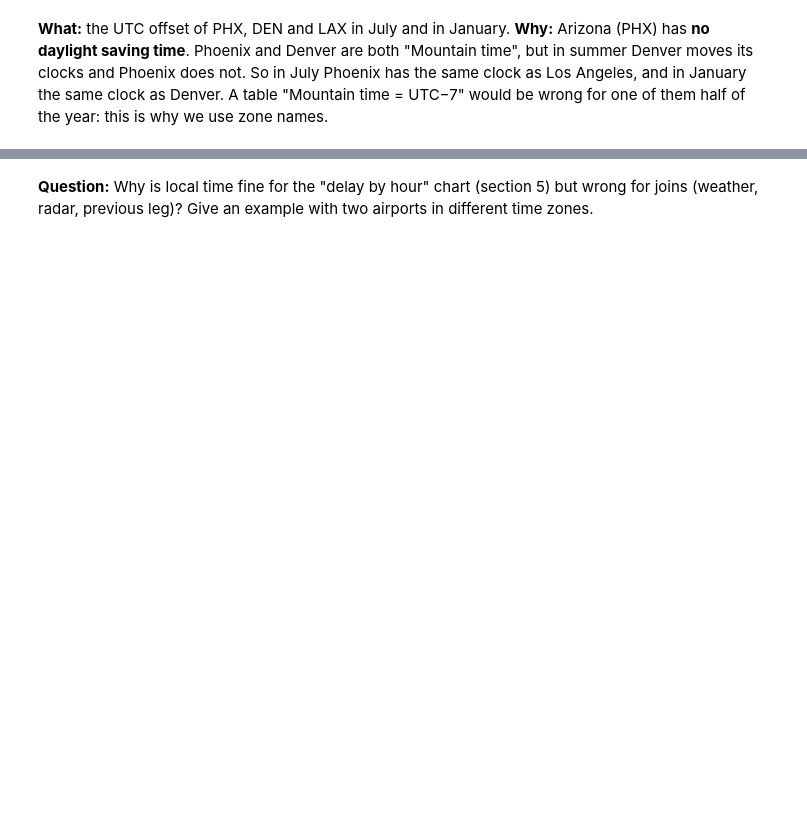
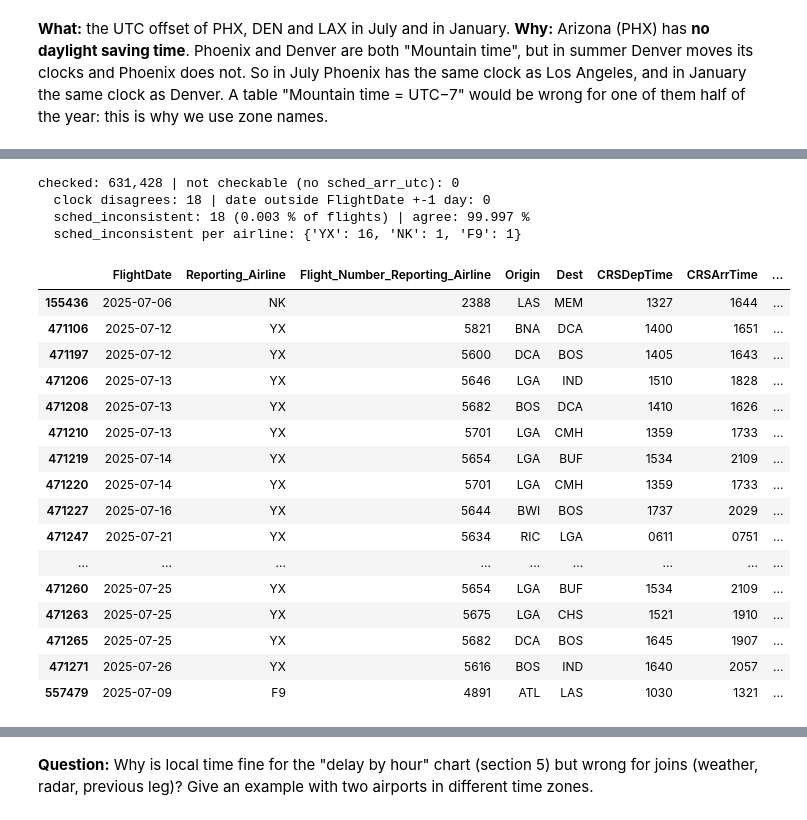
Before and after one commit to laabidi-ahmed-ai/multimodal-flight-delay-propagation, a Jupyter notebook: notebooks/01_explore_bts.ipynb, the cells around one changed output, grey strips where cells are left out. Saved outputs shown, nothing was run; the diff lists cells and outputs as text; code cells hidden in the pictures; blank space fills up the shorter version.

```diff
--- a/notebooks/01_explore_bts.ipynb
+++ b/notebooks/01_explore_bts.ipynb
@@ -535,20 +899,7 @@ The few flights that disagree in check 3 are rows where BTS's own `CRSElapsedTim
 # %%
-# 1. one-by-one function vs. column function (random_state=0 -> the same sample at every run)
+# one-by-one function vs. column function (random_state=0 -> the same sample at every run)
 sample = df.sample(2000, random_state=0)
 # zip walks through the 3 columns together; strict=True = error if their lengths differ
 rows = zip(sample["FlightDate"], sample["CRSDepTime"], sample["Origin"], strict=True)
 one_by_one = pd.Series([to_utc(d, t, a) for d, t, a in rows], index=sample.index)
-print("1. to_utc == to_utc_series on the sample:", (one_by_one == sample["sched_dep_utc"]).all())
-
-# 2. arrival clock "before" departure clock (comparing text works: both are 4-digit 'HHMM')
-arrives_before = df["CRSArrTime"] < df["CRSDepTime"]
-print(f"2. flights with CRSArrTime < CRSDepTime on the clock: {arrives_before.sum():,}")
-
-# 3. sched_arr_utc shown on the DESTINATION's clock should be CRSArrTime again
-dest_zone = df["Dest"].map(tz_name)
-back = pd.concat([part.dt.tz_convert(ZoneInfo(name)).dt.strftime("%H%M")
-                  for name, part in df["sched_arr_utc"].groupby(dest_zone)]).reindex(df.index)
-agree = back == df["CRSArrTime"]
-print(f"3. arrival cross-check: {100 * agree.mean():.3f} % agree | {(~agree).sum()} disagree")
-df.loc[~agree, ["FlightDate", "Reporting_Airline", "Origin", "Dest", "CRSDepTime", "CRSArrTime",
-                "CRSElapsedTime"]].assign(arrival_from_elapsed=back[~agree]).head()
+print("to_utc == to_utc_series on the sample:", (one_by_one == sample["sched_dep_utc"]).all())
@@ -554,0 +1001,61 @@ df.loc[~agree, ["FlightDate", "Reporting_Airline", "Origin", "Dest", "CRSDepTime
+# %%
+def arrival_check(dates: pd.Series, crs_arr: pd.Series, arr_local: pd.Series) -> pd.DataFrame:
+    """Compare our arrival `arr_local` (destination clock) with CRSArrTime put on the closest day.
+
+    day_shift: whole days between them (0 = same date, 1 = next date, -1 = previous date).
+    diff_min: minutes left once the date is lined up (0 = the clocks agree;
+    NaN if CRSArrTime is invalid).
+    """
+    bts_clock = local_clock_series(dates, crs_arr)      # CRSArrTime placed on the flight date
+    gap_min = (arr_local - bts_clock).dt.total_seconds() / 60
+    day_shift = (gap_min / 1440).round()                # closest whole number of days
+    return pd.DataFrame({"day_shift": day_shift, "diff_min": gap_min - 1440 * day_shift})
+
+
+check = arrival_check(df["FlightDate"], df["CRSArrTime"], arr_local)
+# no arrival (departure or duration issue) -> nothing to compare
+can_check = df["sched_arr_utc"].notna()
+# also False when CRSArrTime is invalid (the difference is then NaN)
+clock_ok = check["diff_min"].eq(0)
+# expected arrival date: FlightDate -1, 0 or +1 day
+date_ok = check["day_shift"].between(-1, 1)
+df["sched_inconsistent"] = can_check & ~(clock_ok & date_ok)
+
+print(f"checked: {can_check.sum():,} | not checkable (no sched_arr_utc): {(~can_check).sum():,}")
+print(f"  clock disagrees: {(can_check & ~clock_ok).sum():,} | date outside FlightDate +-1 day: "
+      f"{(can_check & clock_ok & ~date_ok).sum():,}")
+agree = can_check & ~df["sched_inconsistent"]
+print(f"  sched_inconsistent: {df['sched_inconsistent'].sum():,} "
+      f"({100 * df['sched_inconsistent'].mean():.3f} % of flights) | "
+      f"agree: {100 * agree.mean():.3f} %")
+
+bad = df["sched_inconsistent"]
+print("  sched_inconsistent per airline:",
+      df.loc[bad, "Reporting_Airline"].value_counts().to_dict())
+df.loc[bad, SHOW].assign(
+    arrival_from_elapsed=arr_local[bad].dt.strftime("%Y-%m-%d %H:%M"),
+    # arrival from the elapsed time minus CRSArrTime, in minutes
+    diff_min=check.loc[bad, "diff_min"],
+)
+# %% [output]
+checked: 631,428 | not checkable (no sched_arr_utc): 0
+  clock disagrees: 18 | date outside FlightDate +-1 day: 0
+  sched_inconsistent: 18 (0.003 % of flights) | agree: 99.997 %
+  sched_inconsistent per airline: {'YX': 16, 'NK': 1, 'F9': 1}
+|  | FlightDate | Reporting_Airline | Flight_Number_Reporting_Airline | Origin | Dest | CRSDepTime | CRSArrTime | ... |
+| 155436 | 2025-07-06 | NK | 2388 | LAS | MEM | 1327 | 1644 | ... |
+| 471106 | 2025-07-12 | YX | 5821 | BNA | DCA | 1400 | 1651 | ... |
+| 471197 | 2025-07-12 | YX | 5600 | DCA | BOS | 1405 | 1643 | ... |
+| 471206 | 2025-07-13 | YX | 5646 | LGA | IND | 1510 | 1828 | ... |
+| 471208 | 2025-07-13 | YX | 5682 | BOS | DCA | 1410 | 1626 | ... |
+| 471210 | 2025-07-13 | YX | 5701 | LGA | CMH | 1359 | 1733 | ... |
+| 471219 | 2025-07-14 | YX | 5654 | LGA | BUF | 1534 | 2109 | ... |
+| 471220 | 2025-07-14 | YX | 5701 | LGA | CMH | 1359 | 1733 | ... |
+| 471227 | 2025-07-16 | YX | 5644 | BWI | BOS | 1737 | 2029 | ... |
+| 471247 | 2025-07-21 | YX | 5634 | RIC | LGA | 0611 | 0751 | ... |
+| ... | ... | ... | ... | ... | ... | ... | ... | ... |
+| 471260 | 2025-07-25 | YX | 5654 | LGA | BUF | 1534 | 2109 | ... |
+| 471263 | 2025-07-25 | YX | 5675 | LGA | CHS | 1521 | 1910 | ... |
+| 471265 | 2025-07-25 | YX | 5682 | DCA | BOS | 1645 | 1907 | ... |
+| 471271 | 2025-07-26 | YX | 5616 | BOS | IND | 1640 | 2057 | ... |
+| 557479 | 2025-07-09 | F9 | 4891 | ATL | LAS | 1030 | 1321 | ... |
```
Also changed, not shown: parts of 44 cells of this notebook, 2 other files.
